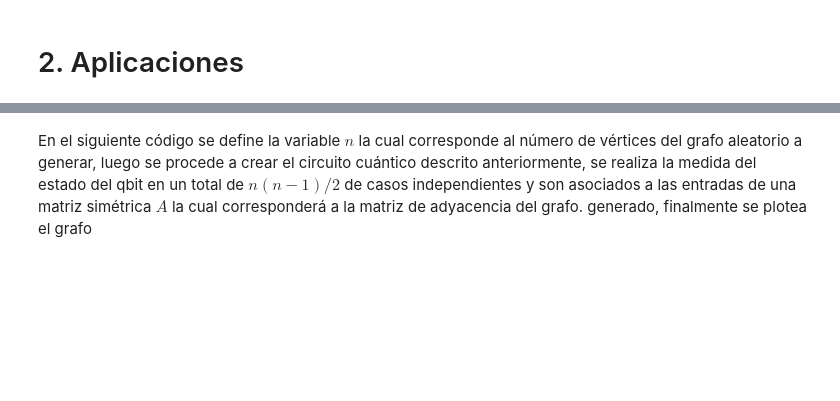
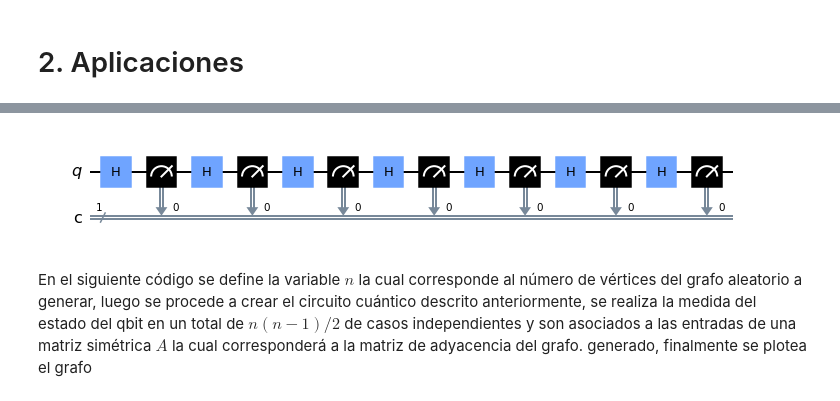
Before and after one commit to Jh0mpis/GrafosAleatoriosUsandoComputacionCuantica, a Jupyter notebook: NotebookPrincipalGrafosCuanticos.ipynb, the cells around one changed output, grey strips where cells are left out. Saved outputs shown, nothing was run; the diff lists cells and outputs as text; code cells hidden in the pictures; blank space fills up the shorter version.

```diff
--- a/NotebookPrincipalGrafosCuanticos.ipynb
+++ b/NotebookPrincipalGrafosCuanticos.ipynb
@@ -112,3 +122,38 @@ Para esta aplicación se debe crear un circuito cuántico por medio de la librer
+# %%
+import qiskit
+from qiskit import QuantumCircuit
+
+#Funcion de onda numero 1
+circ = QuantumCircuit(1,1)
+circ.h(0)
+circ.measure([0],[0])
+
+#Funcion de onda numero 2
+circ.h(0)
+circ.measure([0],[0])
+
+#Funcion de onda numero 3
+circ.h(0)
+circ.measure([0],[0])
+
+#Funcion de onda numero 4
+circ.h(0)
+circ.measure([0],[0])
+
+#Funcion de onda numero 5
+circ.h(0)
+circ.measure([0],[0])
+
+#Funcion de onda numero 6
+circ.h(0)
+circ.measure([0],[0])
+
+#Funcion de onda numero 7
+circ.h(0)
+circ.measure([0],[0])
+circ.draw()
+# %% [output]
+[figure, added]
 # %% [markdown]
 En el siguiente código se define la variable $n$ la cual corresponde al número de vértices del grafo aleatorio a generar, luego se procede a crear el circuito cuántico descrito anteriormente, se realiza la medida del estado del qbit en un total de $n(n-1)/2$ de casos independientes y son asociados a las entradas de una matriz simétrica $A$ la cual corresponderá a la matriz de adyacencia del grafo. generado, finalmente se plotea el grafo
 # %%
```
Also changed, not shown: parts of 2 cells of this notebook.
